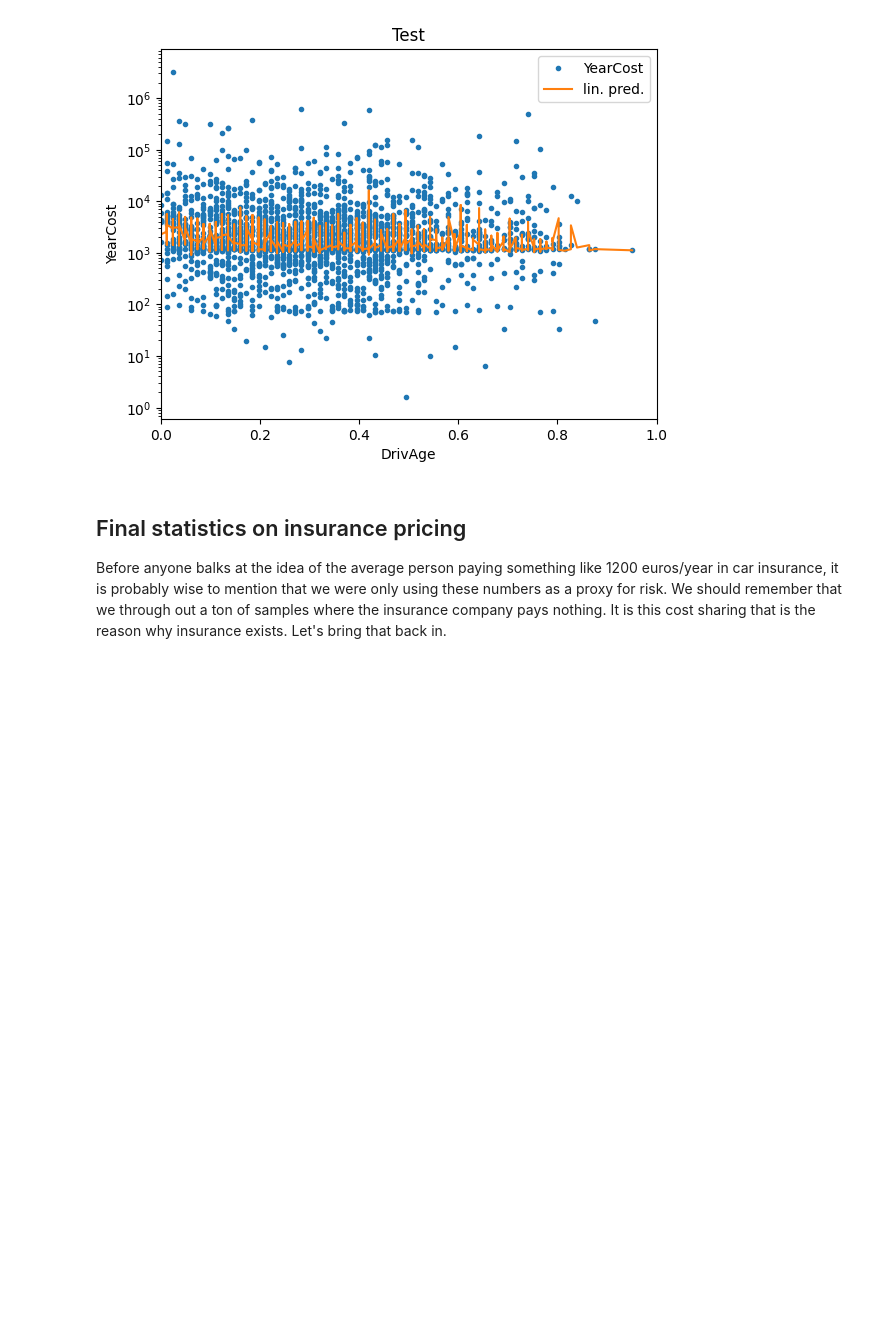
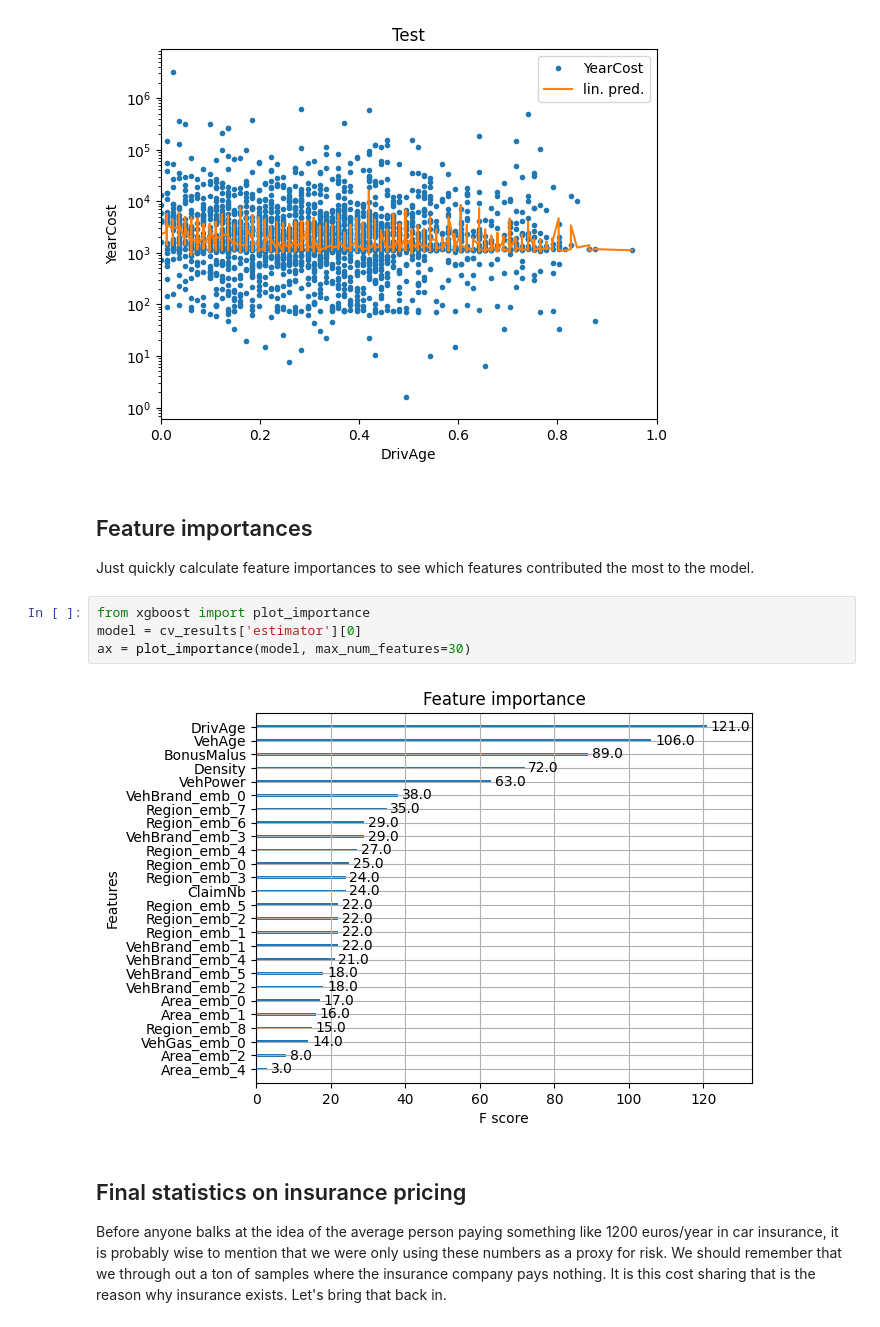
Before and after one commit to jonathan-r-leong/huk-ds-coding-challenge, a Jupyter notebook: modeling.ipynb, the cells around one changed output. Cells and saved outputs as stored; diff of their text form; blank space fills up the shorter version.

Commit message:
Add feature importances for the XGBoost model

```diff
--- a/modeling.ipynb
+++ b/modeling.ipynb
@@ -1225,6 +1225,15 @@ for fold_i, (train_i, test_i) in enumerate(
 # %% [output]
 [figure]
 [figure]
+# %% [markdown]
+## Feature importances
+Just quickly calculate feature importances to see which features contributed the most to the model.
+# %%
+from xgboost import plot_importance
+model = cv_results['estimator'][0]
+ax = plot_importance(model, max_num_features=30)
+# %% [output]
+[figure, added]
 # %% [markdown]
 ## Final statistics on insurance pricing
 Before anyone balks at the idea of the average person paying something like 1200 euros/year in car insurance, it is probably wise to mention that we were only using these numbers as a proxy for risk. We should remember that we through out a ton of samples where the insurance company pays nothing. It is this cost sharing that is the reason why insurance exists. Let's bring that back in.
```
